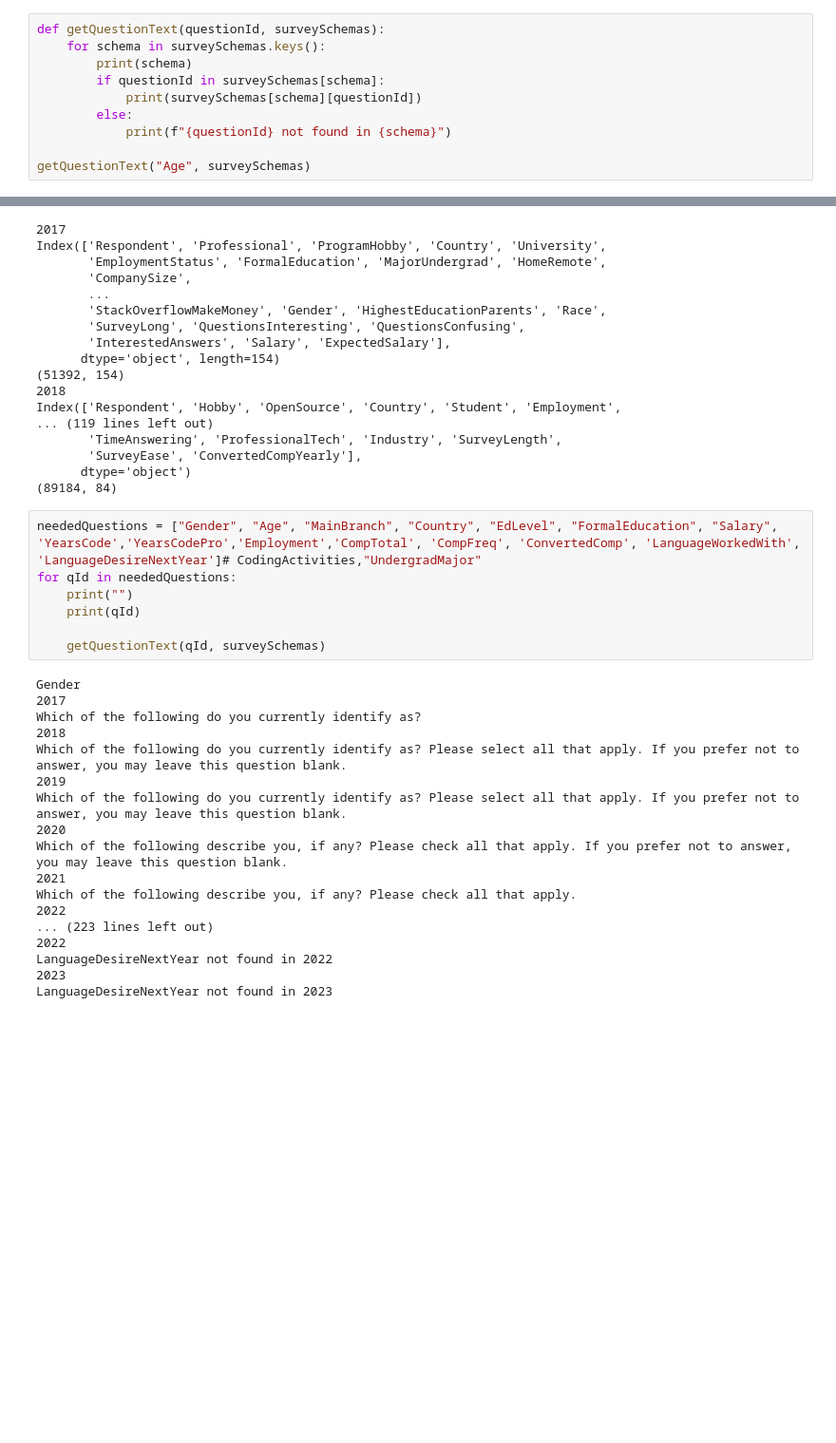
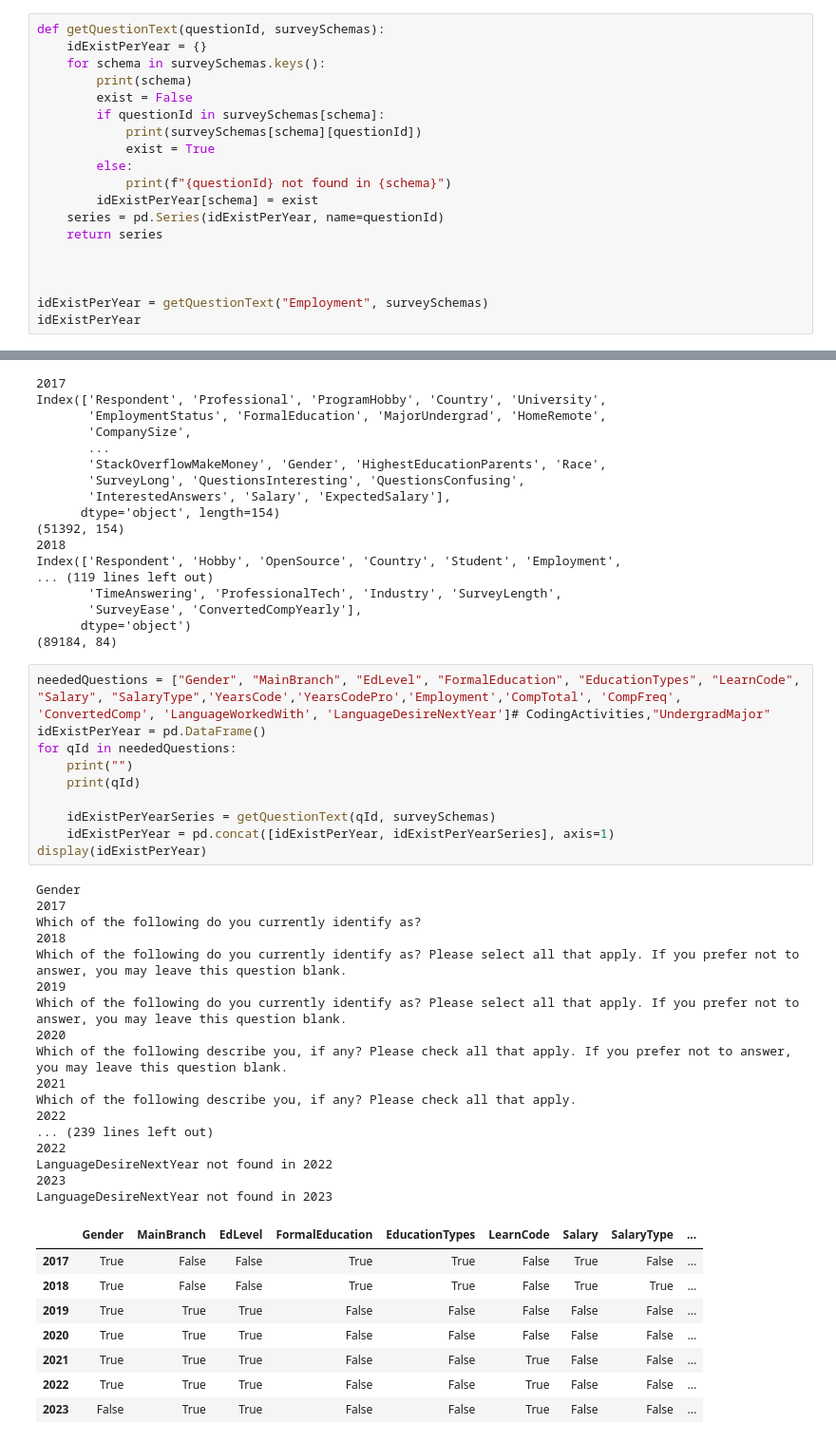
Before and after one commit to ninaschelter/Udacity-Projekt1, a Jupyter notebook: stack_overflow_survey.ipynb, the cells around one changed output, grey strips where cells are left out. Shown: that part at 95% size. Saved outputs shown, nothing was run; the diff lists cells and outputs as text; blank space fills up the shorter version.

Commit message:
start with gender analysis

```diff
--- a/stack_overflow_survey.ipynb
+++ b/stack_overflow_survey.ipynb
@@ -29,13 +29,22 @@ surveySchemas.keys()
 dict_keys(['2017', '2018', '2019', '2020', '2021', '2022', '2023'])
 # %%
 def getQuestionText(questionId, surveySchemas):
+    idExistPerYear = {}
     for schema in surveySchemas.keys():
         print(schema)
+        exist = False
         if questionId in surveySchemas[schema]:
             print(surveySchemas[schema][questionId])
+            exist = True
         else:
             print(f"{questionId} not found in {schema}")
+        idExistPerYear[schema] = exist
+    series = pd.Series(idExistPerYear, name=questionId)
+    return series
 
-getQuestionText("Age", surveySchemas)
+
+
+idExistPerYear = getQuestionText("Employment", surveySchemas)
+idExistPerYear
 # %% [output]
 2017
@@ -82,27 +99,38 @@ Index(['Respondent', 'Hobby', 'OpenSource', 'Country', 'Student', 'Employment',
       dtype='object')
 (89184, 84)
 # %%
-neededQuestions = ["Gender", "Age", "MainBranch", "Country", "EdLevel", "FormalEducation", "Salary", 'YearsCode','YearsCodePro','Employment','CompTotal', 'CompFreq', 'ConvertedComp', 'LanguageWorkedWith', 'LanguageDesireNextYear']# CodingActivities,"UndergradMajor"
+neededQuestions = ["Gender", "MainBranch", "EdLevel", "FormalEducation", "EducationTypes", "LearnCode", "Salary", "SalaryType",'YearsCode','YearsCodePro','Employment','CompTotal', 'CompFreq', 'ConvertedComp', 'LanguageWorkedWith', 'LanguageDesireNextYear']# CodingActivities,"UndergradMajor"
+idExistPerYear = pd.DataFrame()
 for qId in neededQuestions:
     print("")
     print(qId)
 
-    getQuestionText(qId, surveySchemas)
+    idExistPerYearSeries = getQuestionText(qId, surveySchemas)
+    idExistPerYear = pd.concat([idExistPerYear, idExistPerYearSeries], axis=1)
+display(idExistPerYear)
 # %% [output]
 Gender
 2017
 Which of the following do you currently identify as?
 2018
 Which of the following do you currently identify as? Please select all that apply. If you prefer not to answer, you may leave this question blank.
 2019
 Which of the following do you currently identify as? Please select all that apply. If you prefer not to answer, you may leave this question blank.
 2020
 Which of the following describe you, if any? Please check all that apply. If you prefer not to answer, you may leave this question blank.
 2021
 Which of the following describe you, if any? Please check all that apply.
 2022
-... (223 lines left out)
+... (239 lines left out)
 2022
 LanguageDesireNextYear not found in 2022
 2023
 LanguageDesireNextYear not found in 2023
+|  | Gender | MainBranch | EdLevel | FormalEducation | EducationTypes | LearnCode | Salary | SalaryType | ... |
+| 2017 | True | False | False | True | True | False | True | False | ... |
+| 2018 | True | False | False | True | True | False | True | True | ... |
+| 2019 | True | True | True | False | False | False | False | False | ... |
+| 2020 | True | True | True | False | False | False | False | False | ... |
+| 2021 | True | True | True | False | False | True | False | False | ... |
+| 2022 | True | True | True | False | False | True | False | False | ... |
+| 2023 | False | True | True | False | False | True | False | False | ... |
```
Also changed, not shown: parts of 6 cells of this notebook, 4 other files.
